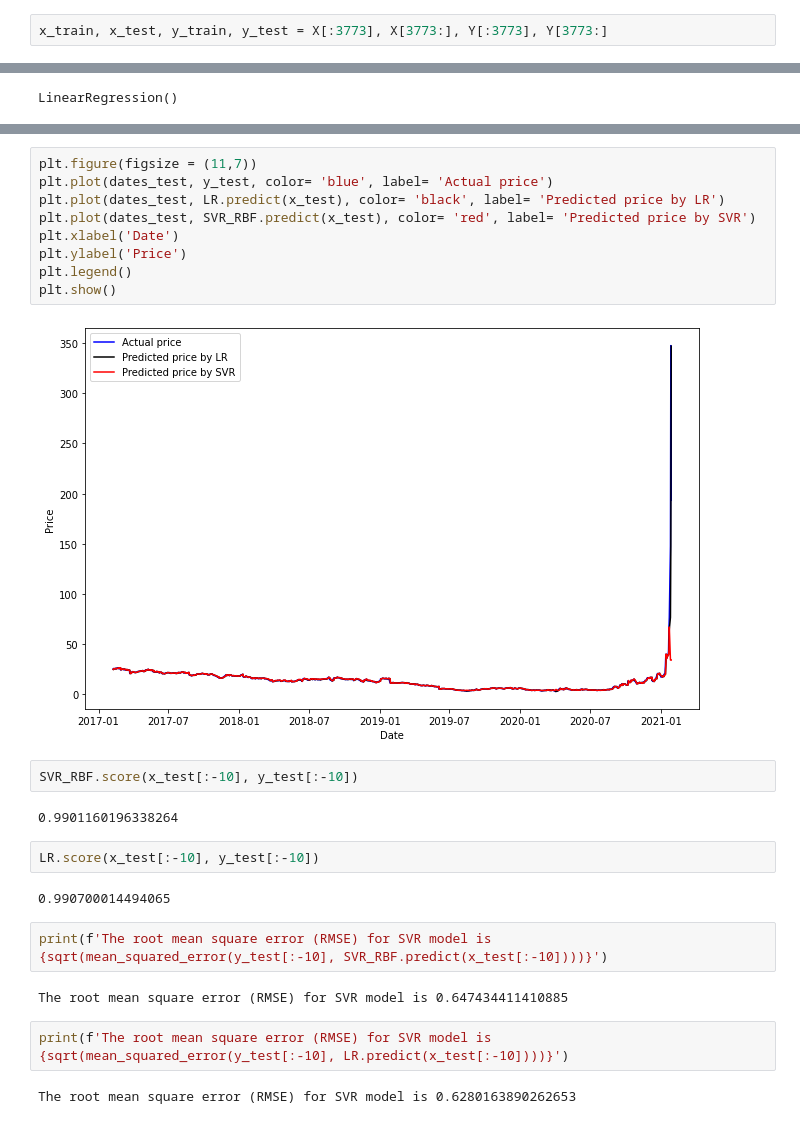
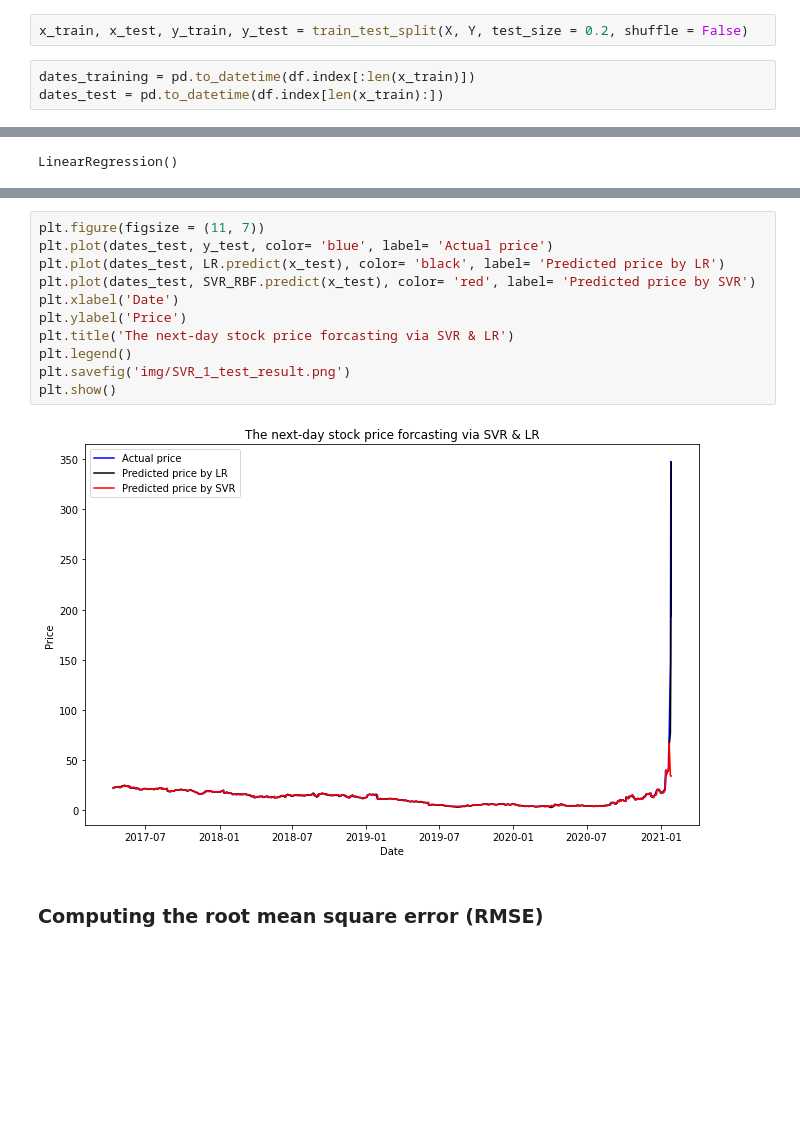
Before and after one commit to zhaoshengEE/Stock_Price_Forecasting, a Jupyter notebook: SVR2.0_1.ipynb, the cells around one changed output, grey strips where cells are left out. Saved outputs shown, nothing was run; the diff lists cells and outputs as text; blank space fills up the shorter version.

```diff
--- a/SVR2.0_1.ipynb
+++ b/SVR2.0_1.ipynb
@@ -99,2 +118,5 @@ Y = np.array(df['target_close_price'])
 # %%
-x_train, x_test, y_train, y_test = X[:3773], X[3773:], Y[:3773], Y[3773:]
+x_train, x_test, y_train, y_test = train_test_split(X, Y, test_size = 0.2, shuffle = False)
+# %%
+dates_training = pd.to_datetime(df.index[:len(x_train)])
+dates_test = pd.to_datetime(df.index[len(x_train):])
@@ -124,30 +178,18 @@ plt.show()
 # %%
-plt.figure(figsize = (11,7))
+plt.figure(figsize = (11, 7))
 plt.plot(dates_test, y_test, color= 'blue', label= 'Actual price')
 plt.plot(dates_test, LR.predict(x_test), color= 'black', label= 'Predicted price by LR')
 plt.plot(dates_test, SVR_RBF.predict(x_test), color= 'red', label= 'Predicted price by SVR')
 plt.xlabel('Date')
 plt.ylabel('Price')
+plt.title('The next-day stock price forcasting via SVR & LR')
 plt.legend()
+plt.savefig('img/SVR_1_test_result.png')
 plt.show()
 # %% [output]
-[figure, old version]
+[figure, new version]
-# %%
-SVR_RBF.score(x_test[:-10], y_test[:-10])
-# %% [output]
-0.9901160196338264
-# %%
-LR.score(x_test[:-10], y_test[:-10])
-# %% [output]
-0.990700014494065
-# %%
-print(f'The root mean square error (RMSE) for SVR model is {sqrt(mean_squared_error(y_test[:-10], SVR_RBF.predict(x_test[:-10])))}')
-# %% [output]
-The root mean square error (RMSE) for SVR model is 0.647434411410885
-# %%
-print(f'The root mean square error (RMSE) for SVR model is {sqrt(mean_squared_error(y_test[:-10], LR.predict(x_test[:-10])))}')
-# %% [output]
-The root mean square error (RMSE) for SVR model is 0.6280163890262653
+# %% [markdown]
+### Computing the root mean square error (RMSE)
 # %%
 print(f'The root mean square error (RMSE) for SVR model is {sqrt(mean_squared_error(y_test, SVR_RBF.predict(x_test)))}')
 # %% [output]
```
Also changed, not shown: parts of 60 cells of this notebook.
